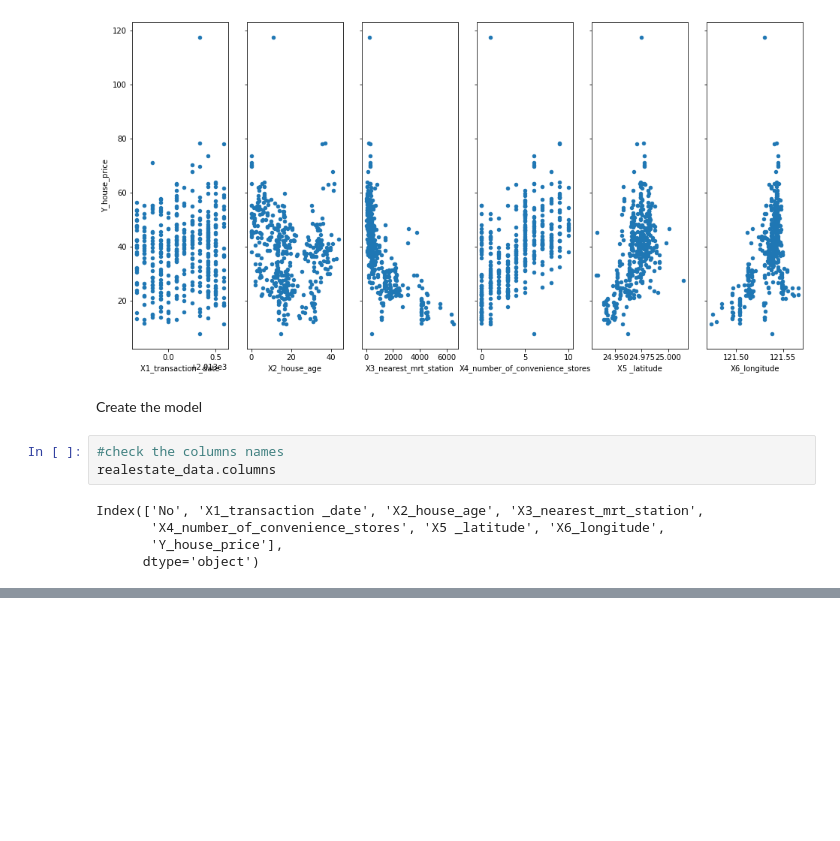
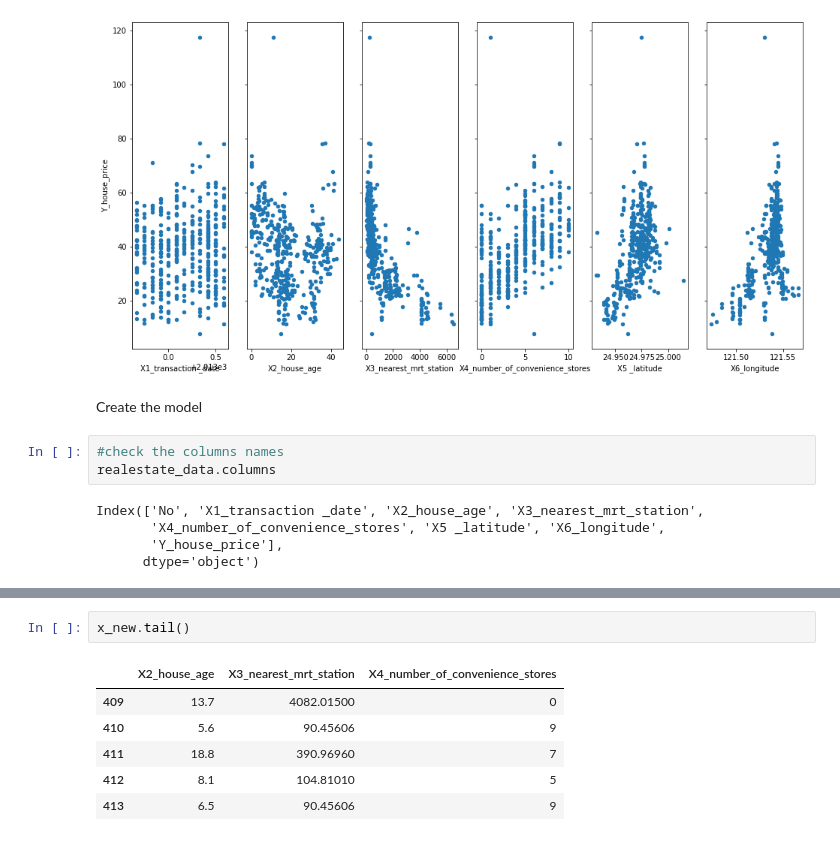
Before and after one commit to Tahan402/DailyPractice, a Jupyter notebook: LG_Real_Estate.ipynb, the cells around one changed output, grey strips where cells are left out. Cells and saved outputs as stored; diff of their text form; blank space fills up the shorter version.

```diff
--- a/LG_Real_Estate.ipynb
+++ b/LG_Real_Estate.ipynb
@@ -160,0 +174,9 @@ strong multicollinearity or other numerical problems.
+# %%
+x_new.tail()
+# %% [output]
+|  | X2_house_age | X3_nearest_mrt_station | X4_number_of_convenience_stores |
+| 409 | 13.7 | 4082.01500 | 0 |
+| 410 | 5.6 | 90.45606 | 9 |
+| 411 | 18.8 | 390.96960 | 7 |
+| 412 | 8.1 | 104.81010 | 5 |
+| 413 | 6.5 | 90.45606 | 9 |
```
Also changed, not shown: parts of 7 cells of this notebook.
